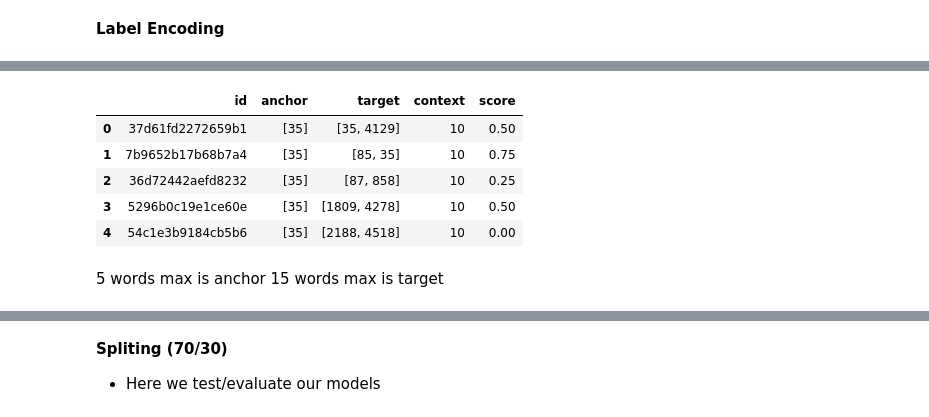
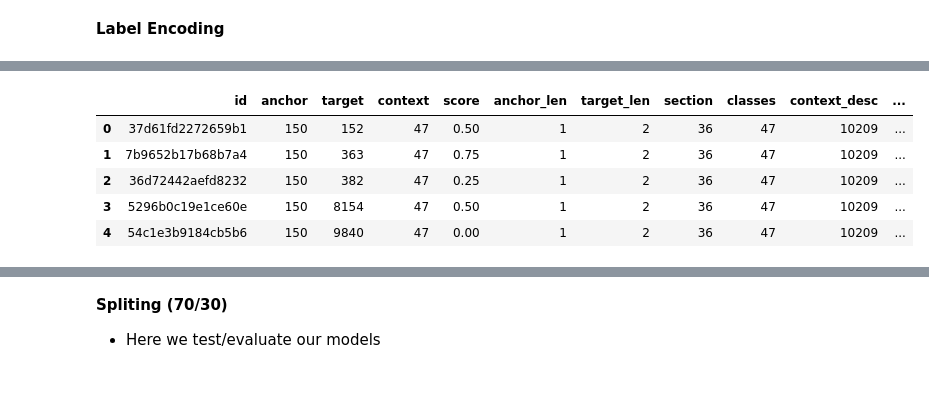
Before and after one commit to MichaelWoo-git/Phrase_Matching_Recog, a Jupyter notebook: Phrase_Match_Similarity.ipynb, the cells around one changed output, grey strips where cells are left out. Cells and saved outputs as stored; diff of their text form; code cells hidden in the pictures; blank space fills up the shorter version.

```diff
--- a/Phrase_Match_Similarity.ipynb
+++ b/Phrase_Match_Similarity.ipynb
@@ -395,0 +539,3 @@ df_1['target'] = df_1['target'].apply(lambda x: encoding(x))
+# %%
+for i in tqdm(np.unique(df['target'])):
+    df['target'].replace(i,labelencoder.transform([i])[0],inplace=True)
@@ -396,12 +560,18 @@ df_1['target'] = df_1['target'].apply(lambda x: encoding(x))
+# %%
+for i in tqdm(np.unique(df['context'])):
+    df['context'].replace(i,labelencoder.transform([i])[0],inplace=True)
+# %%
+for i in tqdm(np.unique(df['section'])):
+    df['section'].replace(i,labelencoder.transform([i])[0],inplace=True)
+# %%
+for i in tqdm(np.unique(df['context_desc'])):
+    df['context_desc'].replace(i,labelencoder.transform([i])[0],inplace=True)
 # %%
-df_1.head()
+df.head()
 # %% [output]
-|  | id | anchor | target | context | score |
-| 0 | 37d61fd2272659b1 | [35] | [35, 4129] | 10 | 0.50 |
-| 1 | 7b9652b17b68b7a4 | [35] | [85, 35] | 10 | 0.75 |
-| 2 | 36d72442aefd8232 | [35] | [87, 858] | 10 | 0.25 |
-| 3 | 5296b0c19e1ce60e | [35] | [1809, 4278] | 10 | 0.50 |
-| 4 | 54c1e3b9184cb5b6 | [35] | [2188, 4518] | 10 | 0.00 |
+|  | id | anchor | target | context | score | anchor_len | target_len | section | classes | context_desc | ... |
+| 0 | 37d61fd2272659b1 | 150 | 152 | 47 | 0.50 | 1 | 2 | 36 | 47 | 10209 | ... |
+| 1 | 7b9652b17b68b7a4 | 150 | 363 | 47 | 0.75 | 1 | 2 | 36 | 47 | 10209 | ... |
+| 2 | 36d72442aefd8232 | 150 | 382 | 47 | 0.25 | 1 | 2 | 36 | 47 | 10209 | ... |
+| 3 | 5296b0c19e1ce60e | 150 | 8154 | 47 | 0.50 | 1 | 2 | 36 | 47 | 10209 | ... |
+| 4 | 54c1e3b9184cb5b6 | 150 | 9840 | 47 | 0.00 | 1 | 2 | 36 | 47 | 10209 | ... |
-# %% [markdown]
-5 words max is anchor
-15 words max is target
```
Also changed, not shown: parts of 160 cells of this notebook, 6 other files.
